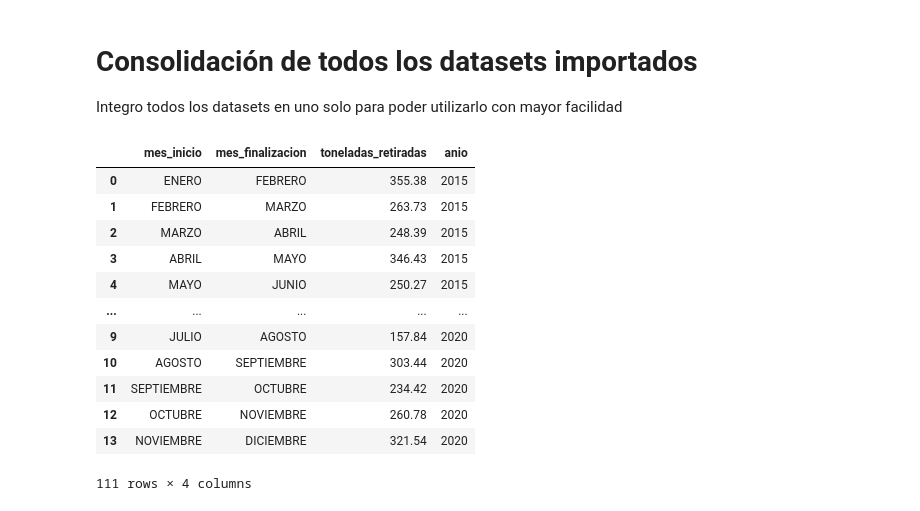
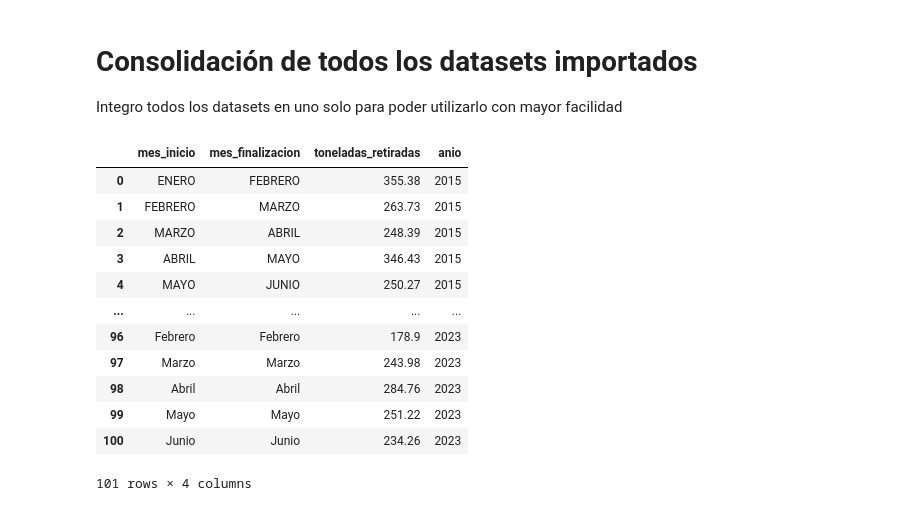
Before and after one commit to ermolinaj/unipe_ep_final_s1_2024, a Jupyter notebook: matanza_riachuelo_river_demographic_analysis.ipynb, the cells around one changed output. Cells and saved outputs as stored; diff of their text form; code cells hidden in the pictures.

```diff
--- a/matanza_riachuelo_river_demographic_analysis.ipynb
+++ b/matanza_riachuelo_river_demographic_analysis.ipynb
@@ -65,7 +65,7 @@ tons_of_waste_20_21
 | 10 | NOVIEMBRE | NOVIEMBRE | 271.31 | 2021 |
 | 11 | DICIEMBRE | DICIEMBRE | 315.96 | 2021 |
 # %%
-tons_of_waste_22 = pd.read_csv("datasets/water_mirror_cleaning/toneladas_retiradas_espejo_2019_2020.csv", encoding='latin1')
+tons_of_waste_22 = pd.read_csv("datasets/water_mirror_cleaning/toneladas_retiradas_espejo_2022.csv", sep=";", encoding='latin1')
 
 tons_of_waste_22
 # %% [output]
@@ -87,5 +85,5 @@ tons_of_waste_22
 # %%
-tons_of_waste_23 = pd.read_csv("datasets/water_mirror_cleaning/toneladas_retiradas_espejo_2019_2020.csv", encoding='latin1')
+tons_of_waste_23 = pd.read_csv("datasets/water_mirror_cleaning/toneladas_retiradas_espejo_2023.csv", sep=";", encoding='latin1')
 
 tons_of_waste_23
 # %% [output]
@@ -111,23 +101,23 @@ Integro todos los datasets en uno solo para poder utilizarlo con mayor facilidad
 # %%
 tons_of_waste = tons_of_waste_15_19
 
 previously_red_dataframes = [tons_of_waste_19_20, tons_of_waste_20_21, tons_of_waste_22, tons_of_waste_23]
 
 for df in previously_red_dataframes:
-    tons_of_waste = pd.concat([tons_of_waste, df])
+    tons_of_waste = pd.concat([tons_of_waste, df], ignore_index=True)
 
 tons_of_waste
 # %% [output]
 |  | mes_inicio | mes_finalizacion | toneladas_retiradas | anio |
 | 0 | ENERO | FEBRERO | 355.38 | 2015 |
 | 1 | FEBRERO | MARZO | 263.73 | 2015 |
 | 2 | MARZO | ABRIL | 248.39 | 2015 |
 | 3 | ABRIL | MAYO | 346.43 | 2015 |
 | 4 | MAYO | JUNIO | 250.27 | 2015 |
 | ... | ... | ... | ... | ... |
-| 9 | JULIO | AGOSTO | 157.84 | 2020 |
-| 10 | AGOSTO | SEPTIEMBRE | 303.44 | 2020 |
-| 11 | SEPTIEMBRE | OCTUBRE | 234.42 | 2020 |
-| 12 | OCTUBRE | NOVIEMBRE | 260.78 | 2020 |
-| 13 | NOVIEMBRE | DICIEMBRE | 321.54 | 2020 |
+| 96 | Febrero | Febrero | 178.9 | 2023 |
+| 97 | Marzo | Marzo | 243.98 | 2023 |
+| 98 | Abril | Abril | 284.76 | 2023 |
+| 99 | Mayo | Mayo | 251.22 | 2023 |
+| 100 | Junio | Junio | 234.26 | 2023 |
-111 rows × 4 columns
+101 rows × 4 columns
```
Also changed, not shown: parts of 2 cells of this notebook, 8 other files.
